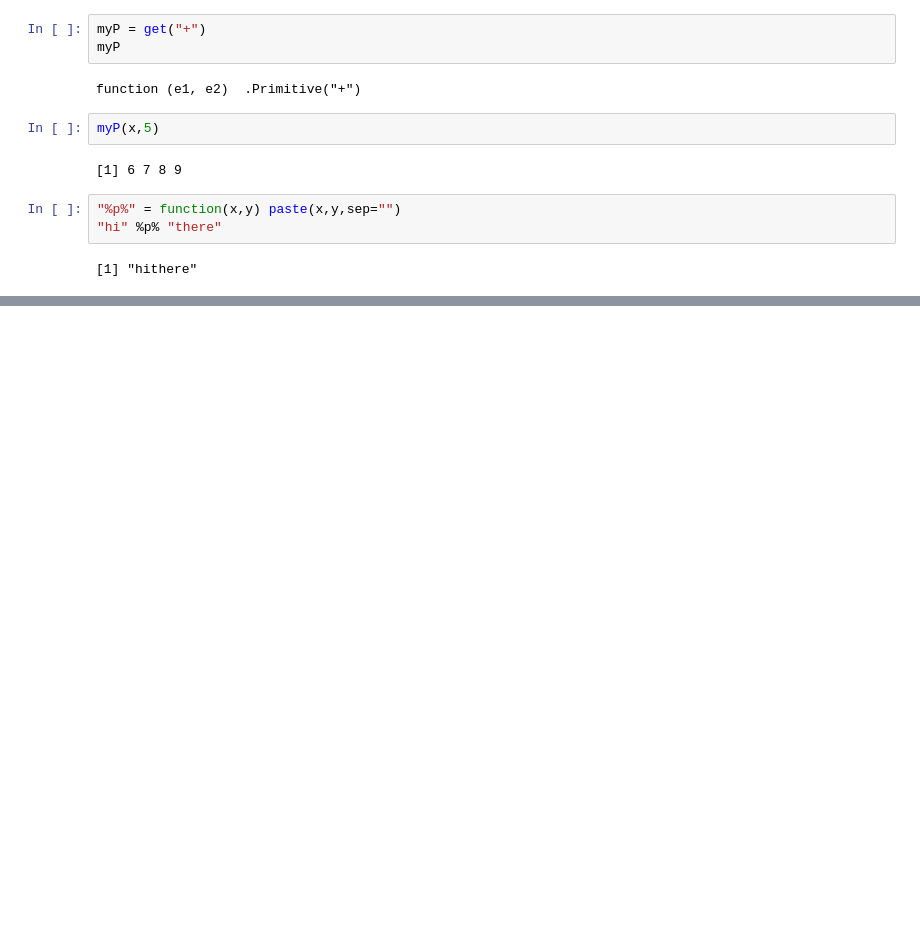
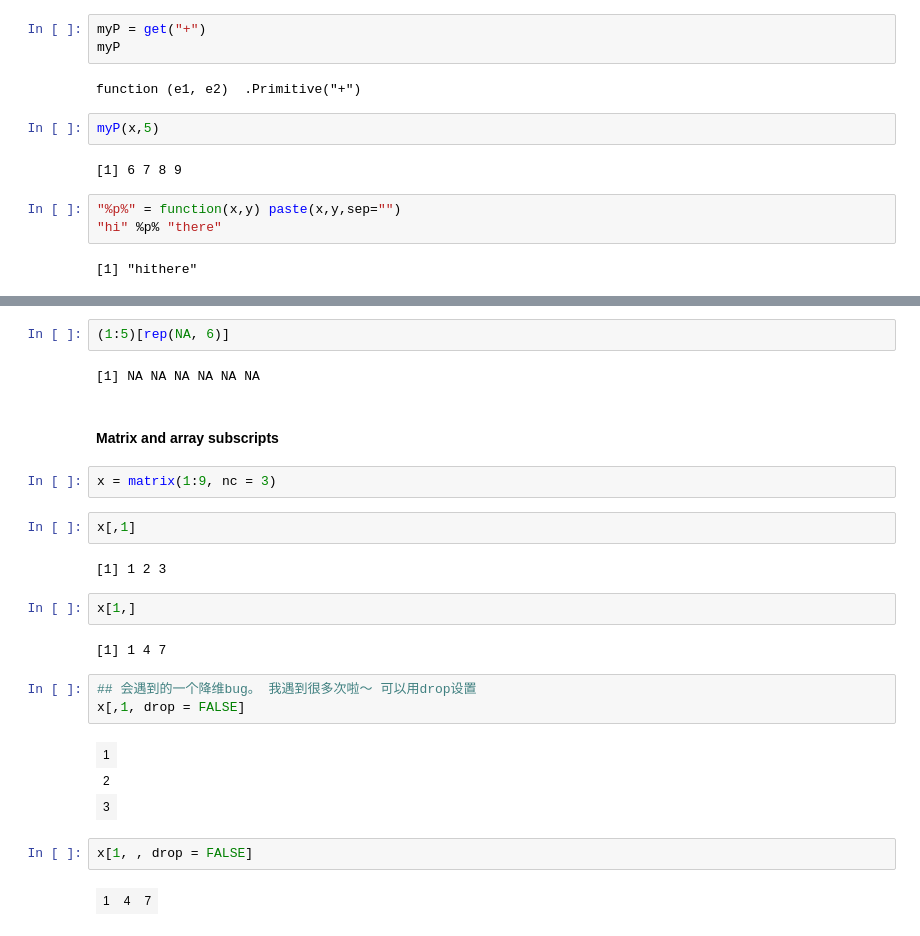
Before and after one commit to ShixiangWang/masterR, a Jupyter notebook: R_programming_for_Bioinformatics.ipynb, the cells around one changed output, grey strips where cells are left out. Cells and saved outputs as stored; diff of their text form; blank space fills up the shorter version.

```diff
--- a/R_programming_for_Bioinformatics.ipynb
+++ b/R_programming_for_Bioinformatics.ipynb
@@ -652,0 +757,27 @@ myP(x,5)
+# %%
+(1:5)[rep(NA, 6)]
+# %% [output]
+[1] NA NA NA NA NA NA
+# %% [markdown]
+#### Matrix and array subscripts
+# %%
+x = matrix(1:9, nc = 3)
+# %%
+x[,1]
+# %% [output]
+[1] 1 2 3
+# %%
+x[1,]
+# %% [output]
+[1] 1 4 7
+# %%
+## 会遇到的一个降维bug。 我遇到很多次啦～ 可以用drop设置
+x[,1, drop = FALSE]
+# %% [output]
+| 1 |
+| 2 |
+| 3 |
+# %%
+x[1, , drop = FALSE]
+# %% [output]
+| 1 | 4 | 7 |
```
Also changed, not shown: parts of 38 cells of this notebook.
